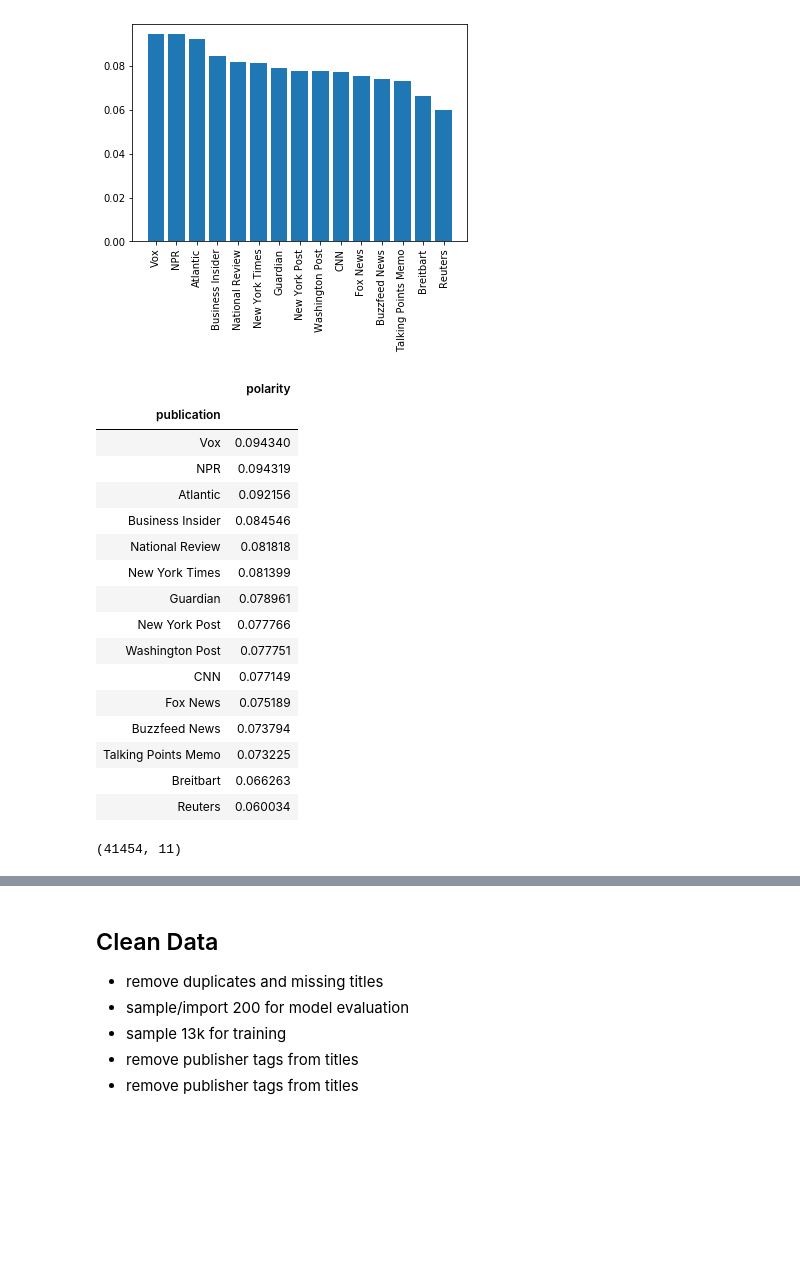
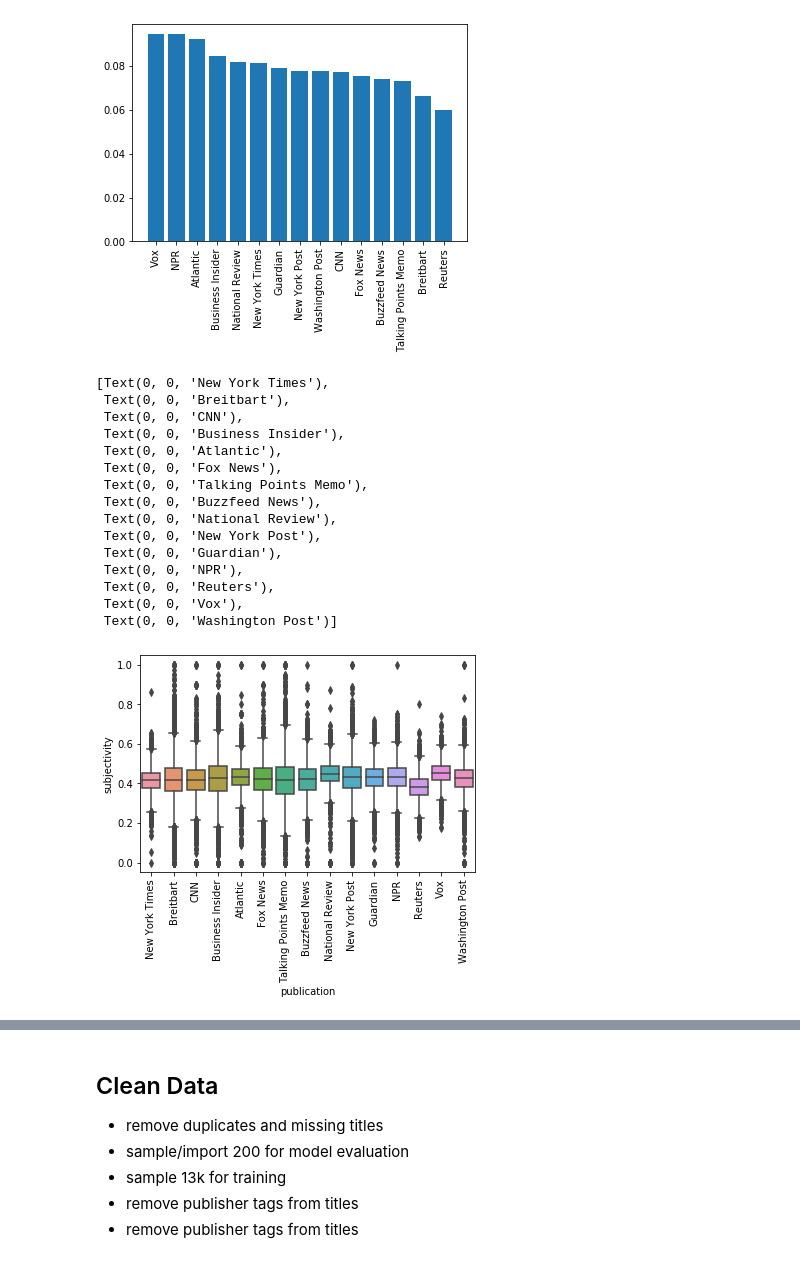
Before and after one commit to s-miramontes/News_Filter, a Jupyter notebook: notebooks/data_cleaning.ipynb, the cells around one changed output, grey strips where cells are left out. Saved outputs shown, nothing was run; the diff lists cells and outputs as text; code cells hidden in the pictures; blank space fills up the shorter version.

```diff
--- a/notebooks/data_cleaning.ipynb
+++ b/notebooks/data_cleaning.ipynb
@@ -223,29 +255,24 @@ plt.xticks(rotation='vertical')
 ([0, 1, 2, 3, 4, 5, 6, 7, 8, 9, 10, 11, 12, 13, 14],
  <a list of 15 Text xticklabel objects>)
 [figure]
-# %%
-plt.boxplot(full_data)
-# %% [output]
-|  | polarity |
-| publication |  |
-| Vox | 0.094340 |
-| NPR | 0.094319 |
-| Atlantic | 0.092156 |
-| Business Insider | 0.084546 |
-| National Review | 0.081818 |
-| New York Times | 0.081399 |
-| Guardian | 0.078961 |
-| New York Post | 0.077766 |
-| Washington Post | 0.077751 |
-| CNN | 0.077149 |
-| Fox News | 0.075189 |
-| Buzzfeed News | 0.073794 |
-| Talking Points Memo | 0.073225 |
-| Breitbart | 0.066263 |
-| Reuters | 0.060034 |
-# %%
-avg_polarity_df.index()nuetral_sentiment = full_data[(full_data.sentiment <= 0.05) & (full_data.sentiment >= -0.05)]
-
-nuetral_sentiment
-# %% [output]
-(41454, 11)
+# %%
+# distribution of subjectivity of publishers
+pub_subject_plt = sns.boxplot(x='publication', y='subjectivity', data=full_data)
+pub_subject_plt.set_xticklabels(pub_subject_plt.get_xticklabels(), rotation=90)
+# %% [output]
+[Text(0, 0, 'New York Times'),
+ Text(0, 0, 'Breitbart'),
+ Text(0, 0, 'CNN'),
+ Text(0, 0, 'Business Insider'),
+ Text(0, 0, 'Atlantic'),
+ Text(0, 0, 'Fox News'),
+ Text(0, 0, 'Talking Points Memo'),
+ Text(0, 0, 'Buzzfeed News'),
+ Text(0, 0, 'National Review'),
+ Text(0, 0, 'New York Post'),
+ Text(0, 0, 'Guardian'),
+ Text(0, 0, 'NPR'),
+ Text(0, 0, 'Reuters'),
+ Text(0, 0, 'Vox'),
+ Text(0, 0, 'Washington Post')]
+[figure, added]
```
Also changed, not shown: parts of 14 cells of this notebook.
